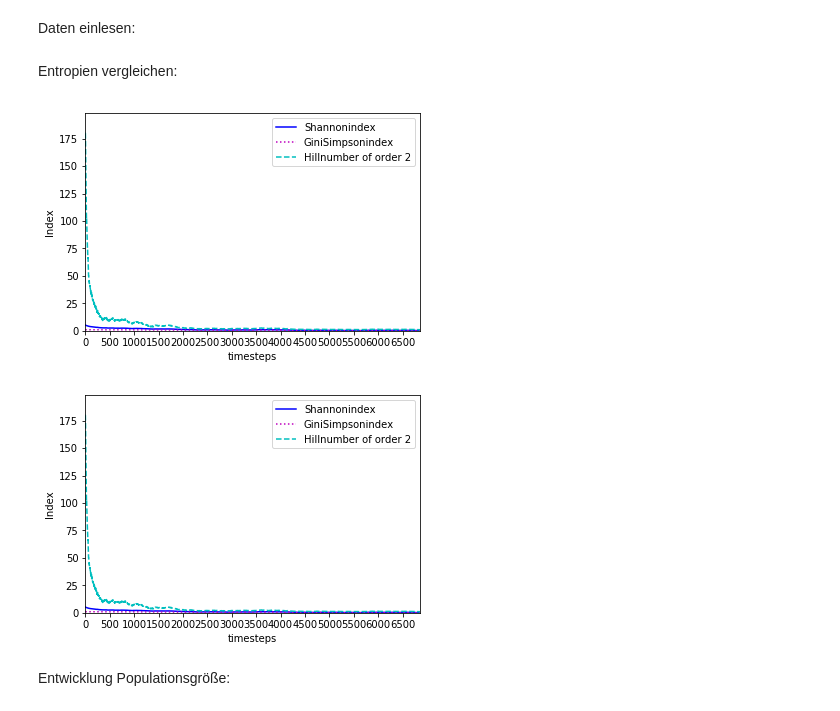
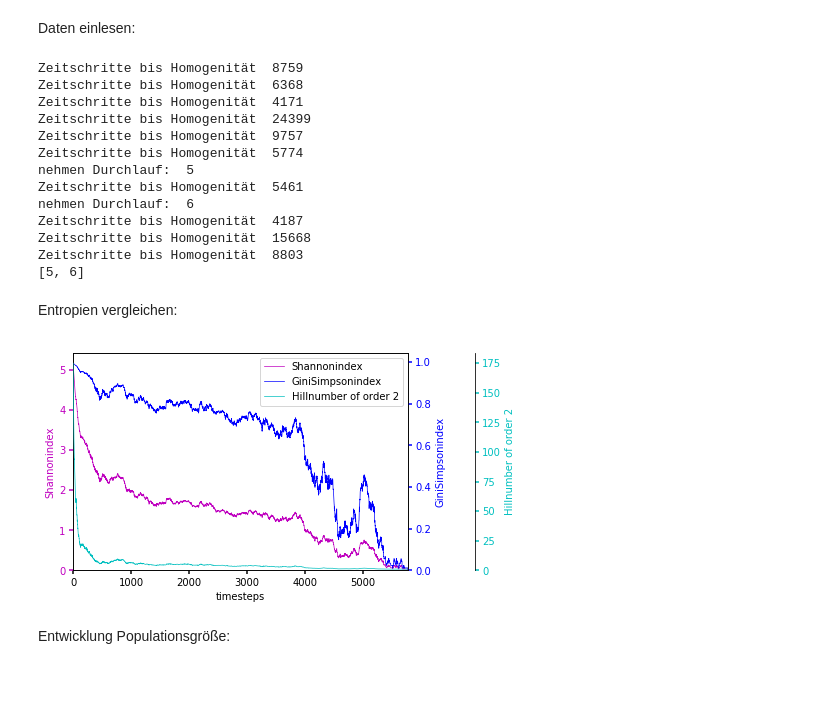
Before and after one commit to sisyga/biolgca, a Jupyter notebook: analysis.ipynb, the cells around one changed output. Cells and saved outputs as stored; diff of their text form; code cells hidden in the pictures; blank space fills up the shorter version.

```diff
--- a/analysis.ipynb
+++ b/analysis.ipynb
@@ -26,9 +16,48 @@ offs = np.load('saved_data/' + '18090_1_offsprings' +'.npy')
+# %%
+# propst = np.load('saved_data/schauen/' + '18060_1props_t id=' +'.npy')
+# props = np.load('saved_data/' + '18090_1_props_t' +'.npy')
+
+name = 'c352d2f'
+file = '1802'
+look = 5500
+li = 1000
+ids = []
+offs0 =  np.load('saved_data/'+ name +'/' + file + '_0_' + name + '_offsprings' +'.npy')
+offs1 =  np.load('saved_data/'+ name +'/' + file + '_1_' + name + '_offsprings' +'.npy')
+offs2 =  np.load('saved_data/'+ name +'/' + file + '_2_' + name + '_offsprings' +'.npy')
+offs3 =  np.load('saved_data/'+ name +'/' + file + '_3_' + name + '_offsprings' +'.npy')
+offs4 =  np.load('saved_data/'+ name +'/' + file + '_4_' + name + '_offsprings' +'.npy')
+offs5 =  np.load('saved_data/'+ name +'/' + file + '_5_' + name + '_offsprings' +'.npy')
+offs6 =  np.load('saved_data/'+ name +'/' + file + '_6_' + name + '_offsprings' +'.npy')
+offs7 =  np.load('saved_data/'+ name +'/' + file + '_7_' + name + '_offsprings' +'.npy')
+offs8 =  np.load('saved_data/'+ name +'/' + file + '_8_' + name + '_offsprings' +'.npy')
+offs9 =  np.load('saved_data/'+ name +'/' + file + '_9_' + name + '_offsprings' +'.npy')
+offs = [offs0, offs1, offs2, offs3, offs4, offs5, offs6, offs7, offs8, offs9]
+
+tend = [len(offs0), len(offs1), len(offs2), len(offs3), len(offs4), len(offs5), len(offs6), len(offs7), len(offs8), len(offs9)]
+for i in range(len(tend)):
+    print('Zeitschritte bis Homogenität ', tend[i]-1)
+    if tend[i]-1 >= look-li/2 and tend[i]-1 <= look+li/2:
+        print('nehmen Durchlauf: ', i)
+        ids.append(i)
+
+# maxlab = len(offs0[0])-1
+# print('maxlab ist ', maxlab)
+print(ids)
+# print(offs[1])
+# %% [output]
+Zeitschritte bis Homogenität  8759
+Zeitschritte bis Homogenität  6368
+Zeitschritte bis Homogenität  4171
+Zeitschritte bis Homogenität  24399
+Zeitschritte bis Homogenität  9757
+Zeitschritte bis Homogenität  5774
+nehmen Durchlauf:  5
+Zeitschritte bis Homogenität  5461
+nehmen Durchlauf:  6
+Zeitschritte bis Homogenität  4187
+Zeitschritte bis Homogenität  15668
+Zeitschritte bis Homogenität  8803
+[5, 6]
 # %% [markdown]
 Entropien vergleichen:
-# %%
-# %matplotlib notebook
-plot_sh_gi_hh(offs, save=saving_plots, off=True)
-plot_sh_gi_hh(props, save=saving_plots)
-# %% [output]
-[figure, removed]
-[figure, removed]
@@ -35,3 +68,8 @@ plot_sh_gi_hh(props, save=saving_plots)
+# %%
+for entry in ids:
+    plot_sh_gi_hh(offs[entry], save=True, off=True)
+# %% [output]
+[figure, added]
 # %% [markdown]
 Entwicklung Populationsgröße:
 # %%
```
Also changed, not shown: parts of 8 cells of this notebook, 2 other files.
